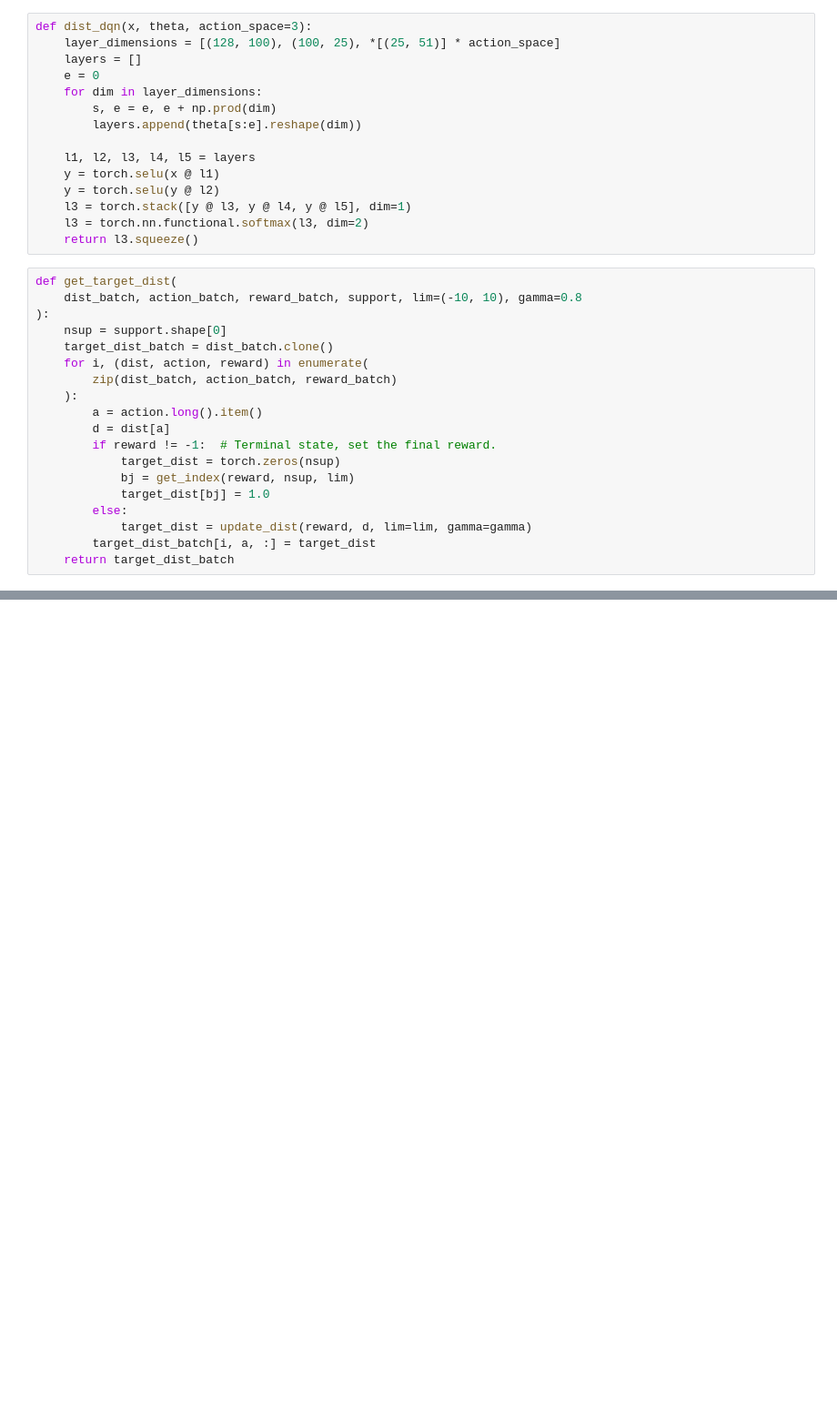
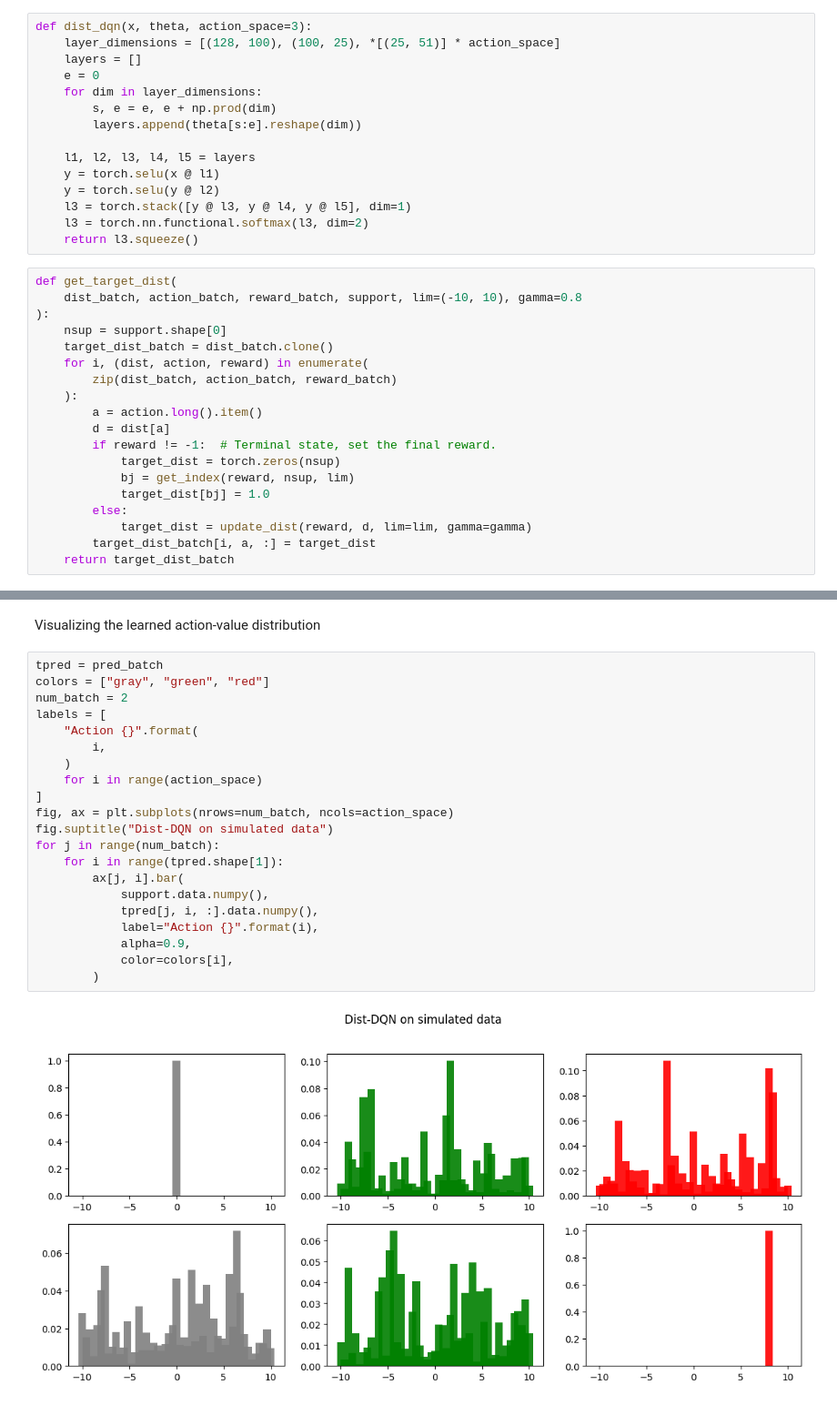
Before and after one commit to alextanhongpin/python-deep-reinforcement-learning-in-action, a Jupyter notebook: 07_distributional_dqn.v2.ipynb, the cells around one changed output, grey strips where cells are left out. Shown at 91% size. Drawn from its saved outputs; the diff is of its cells as text; blank space fills up the shorter version.

Commit message:
chore: add distributional dqn

```diff
--- a/07_distributional_dqn.v2.ipynb
+++ b/07_distributional_dqn.v2.ipynb
@@ -103,0 +153,25 @@ plt.legend()
+# %% [markdown]
+Visualizing the learned action-value distribution
+# %%
+tpred = pred_batch
+colors = ["gray", "green", "red"]
+num_batch = 2
+labels = [
+    "Action {}".format(
+        i,
+    )
+    for i in range(action_space)
+]
+fig, ax = plt.subplots(nrows=num_batch, ncols=action_space)
+fig.suptitle("Dist-DQN on simulated data")
+for j in range(num_batch):
+    for i in range(tpred.shape[1]):
+        ax[j, i].bar(
+            support.data.numpy(),
+            tpred[j, i, :].data.numpy(),
+            label="Action {}".format(i),
+            alpha=0.9,
+            color=colors[i],
+        )
+# %% [output]
+[figure, added]
```
Also changed, not shown: parts of 14 cells of this notebook, 9 other files.
